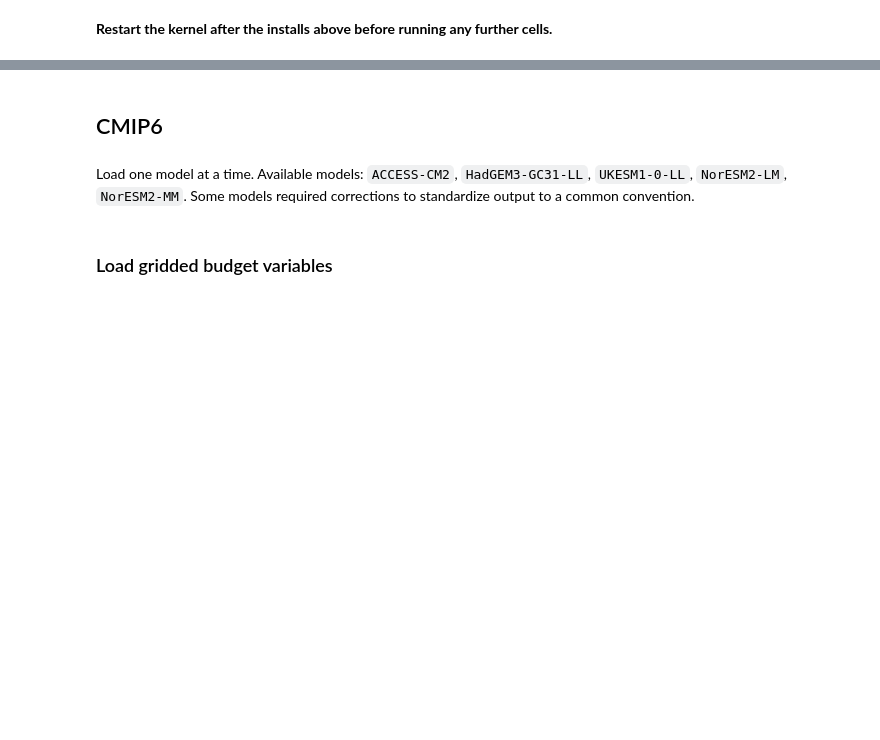
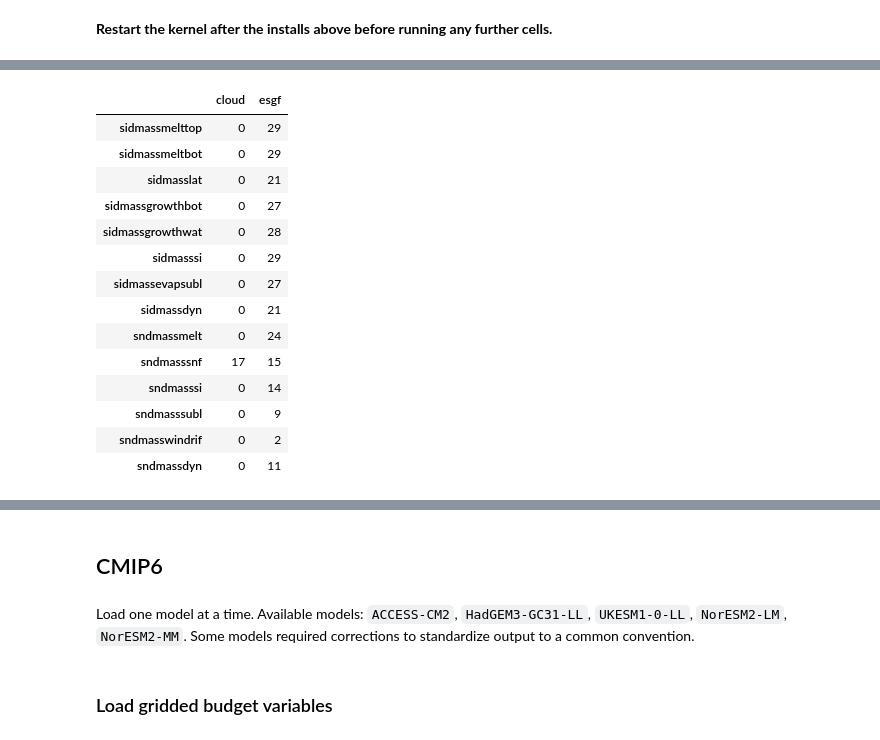
Before and after one commit to cjcardinale/sea-ice-mass-balance, a Jupyter notebook: model_load.ipynb, the cells around one changed output, grey strips where cells are left out. Saved outputs shown, nothing was run; the diff lists cells and outputs as text; code cells hidden in the pictures; blank space fills up the shorter version.

Commit message:
Update data availability tables
Also switches to computing the yearly sum first, then taking annual mean for sankey diagrams and removes outdaped plotting code.

```diff
--- a/model_load.ipynb
+++ b/model_load.ipynb
@@ -75,3 +85,33 @@ args = {
     'cat_url': cat_url,
     'cat_url2': cat_url2,
 }
+# %%
+variables = ['sidmassmelttop', 'sidmassmeltbot', 'sidmasslat', 'sidmassgrowthbot', 'sidmassgrowthwat', 'sidmasssi', 'sidmassevapsubl', 'sidmassdyn'
+             , 'sndmassmelt' , 'sndmasssnf', 'sndmasssi', 'sndmasssubl', 'sndmasswindrif', 'sndmassdyn']
+
+descriptions = [
+    '(Sea-Ice Mass Change Through Surface Melting [kg m-2 s-1])',
+    '(Sea-Ice Mass Change Through Bottom Melting [kg m-2 s-1])',
+    '(Lateral Sea Ice Melt Rate [kg m-2 s-1])',
+    '(Sea-Ice Mass Change Through Basal Growth [kg m-2 s-1])',
+    '(Sea-Ice Mass Change Through Growth in Supercooled Open Water (Frazil) [kg m-2 s-1])',
+    '(Sea-Ice Mass Change Through Snow-to-Ice Conversion [kg m-2 s-1])',
+    '(Sea-Ice Mass Change Through Evaporation and Sublimation [kg m-2 s-1])',
+    '(Sea-Ice Mass Change from Dynamics [kg m-2 s-1])',
+    '(Snow Mass Rate of Change Through Melt [kg m-2 s-1])',
+    '(Snow Mass Change Through Snow Fall [kg m-2 s-1])',
+    '(Snow Mass Rate of Change Through Snow-to-Ice Conversion [kg m-2 s-1])',
+    '(Snow Mass Rate of Change Through Evaporation or Sublimation [kg m-2 s-1])',
+    '(Snow Mass Rate of Change Through Wind Drift of Snow [kg m-2 s-1])',
+    '(Snow Mass Rate of Change Through Advection by Sea-Ice Dynamics [kg m-2 s-1])'
+]
+# %%
+cat_cloud_gn_ssp245 = {}
+cat_esgf_gn_ssp245 = {}
+
+for var in variables:
+    start = time.time()
+    cat_cloud_gn_ssp245[var], cat_esgf_gn_ssp245[var] = CMIP6(grid_label=['gn'], members='all', experiment_id = ['ssp245']
+                                          , variable=var, table_id='SImon').data_summary()
+    elapsed = time.time() - start
+    print(f"✅ {var} search completed in {elapsed:.2f} seconds\n")
@@ -77,0 +136,25 @@ args = {
+# %%
+models_gn_ssp245 = {
+    var: preferred_load_list(cat_cloud_gn_ssp245[var], cat_esgf_gn_ssp245[var])
+    for var in variables
+}
+
+availability_count = {key: {subkey: len(value) for subkey, value in subdict.items()} for key, subdict in models_gn_ssp245.items()}
+availability_count_df = pd.DataFrame(availability_count).transpose()
+availability_count_df
+# %% [output]
+|  | cloud | esgf |
+| sidmassmelttop | 0 | 29 |
+| sidmassmeltbot | 0 | 29 |
+| sidmasslat | 0 | 21 |
+| sidmassgrowthbot | 0 | 27 |
+| sidmassgrowthwat | 0 | 28 |
+| sidmasssi | 0 | 29 |
+| sidmassevapsubl | 0 | 27 |
+| sidmassdyn | 0 | 21 |
+| sndmassmelt | 0 | 24 |
+| sndmasssnf | 17 | 15 |
+| sndmasssi | 0 | 14 |
+| sndmasssubl | 0 | 9 |
+| sndmasswindrif | 0 | 2 |
+| sndmassdyn | 0 | 11 |
```
Also changed, not shown: parts of 4 cells of this notebook, 4 other files.
